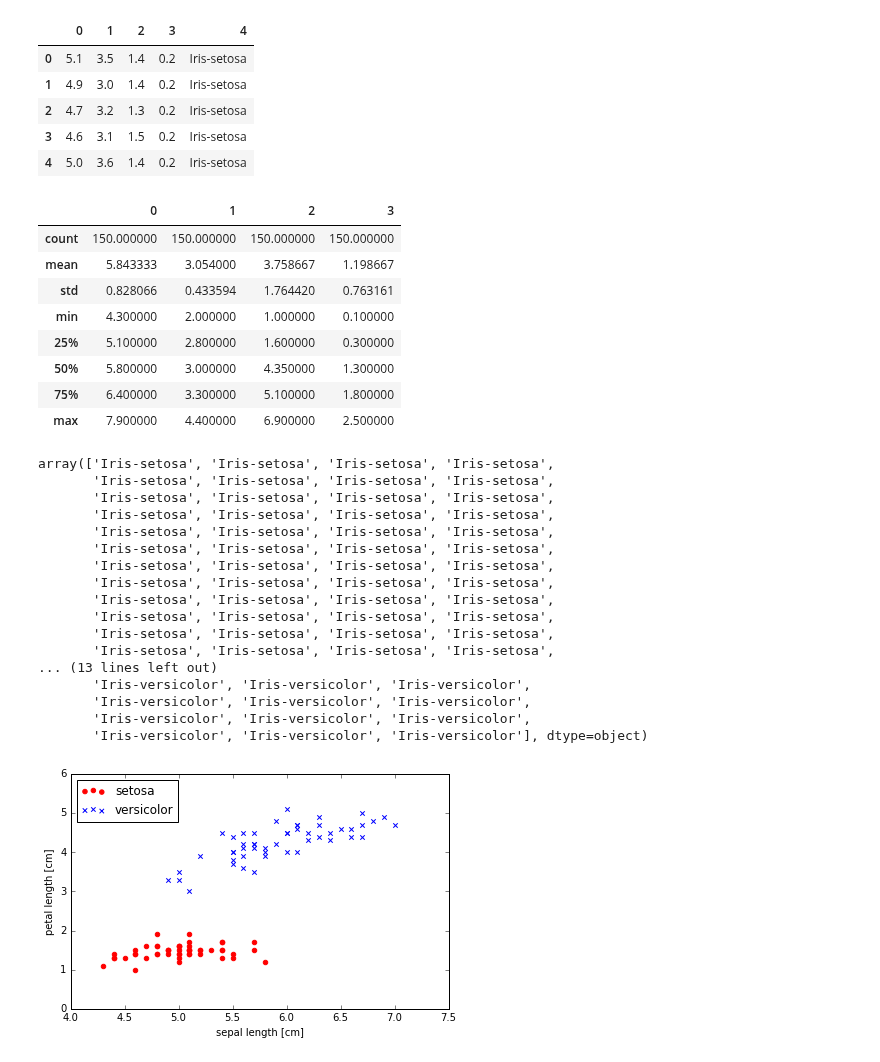
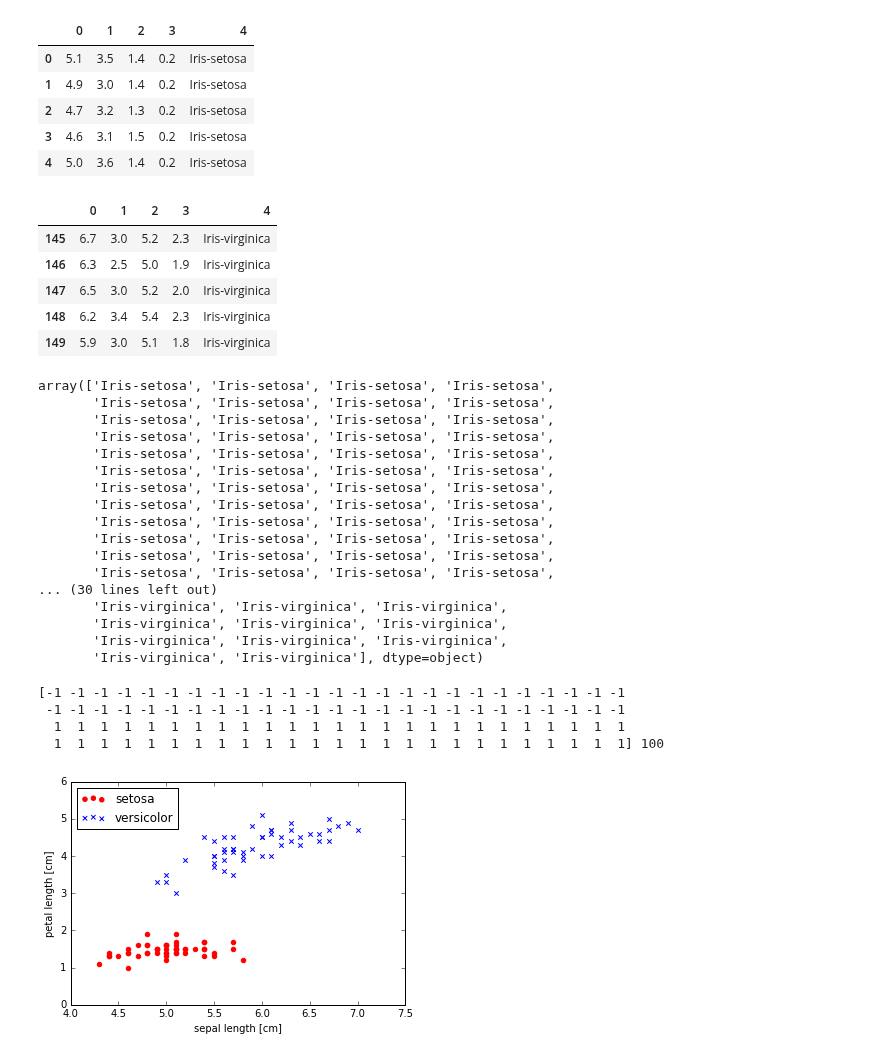
Before and after one commit to ScarletMcLearn/Notebooks, a Jupyter notebook: Python_basics.ipynb, the cells around one changed output. Saved outputs shown, nothing was run; the diff lists cells and outputs as text; code cells hidden in the pictures.

```diff
--- a/Python_basics.ipynb
+++ b/Python_basics.ipynb
@@ -148,19 +150,16 @@ df.head()
 | 3 | 4.6 | 3.1 | 1.5 | 0.2 | Iris-setosa |
 | 4 | 5.0 | 3.6 | 1.4 | 0.2 | Iris-setosa |
 # %%
-df.describe()
+df.tail()
 # %% [output]
-|  | 0 | 1 | 2 | 3 |
-| count | 150.000000 | 150.000000 | 150.000000 | 150.000000 |
-| mean | 5.843333 | 3.054000 | 3.758667 | 1.198667 |
-| std | 0.828066 | 0.433594 | 1.764420 | 0.763161 |
-| min | 4.300000 | 2.000000 | 1.000000 | 0.100000 |
-| 25% | 5.100000 | 2.800000 | 1.600000 | 0.300000 |
-| 50% | 5.800000 | 3.000000 | 4.350000 | 1.300000 |
-| 75% | 6.400000 | 3.300000 | 5.100000 | 1.800000 |
-| max | 7.900000 | 4.400000 | 6.900000 | 2.500000 |
+|  | 0 | 1 | 2 | 3 | 4 |
+| 145 | 6.7 | 3.0 | 5.2 | 2.3 | Iris-virginica |
+| 146 | 6.3 | 2.5 | 5.0 | 1.9 | Iris-virginica |
+| 147 | 6.5 | 3.0 | 5.2 | 2.0 | Iris-virginica |
+| 148 | 6.2 | 3.4 | 5.4 | 2.3 | Iris-virginica |
+| 149 | 5.9 | 3.0 | 5.1 | 1.8 | Iris-virginica |
 # %%
-df.iloc[0:100, 4].values
+df.iloc[0:150, 4].values
 # %% [output]
 array(['Iris-setosa', 'Iris-setosa', 'Iris-setosa', 'Iris-setosa',
        'Iris-setosa', 'Iris-setosa', 'Iris-setosa', 'Iris-setosa',
@@ -174,36 +173,43 @@ array(['Iris-setosa', 'Iris-setosa', 'Iris-setosa', 'Iris-setosa',
        'Iris-setosa', 'Iris-setosa', 'Iris-setosa', 'Iris-setosa',
        'Iris-setosa', 'Iris-setosa', 'Iris-setosa', 'Iris-setosa',
        'Iris-setosa', 'Iris-setosa', 'Iris-setosa', 'Iris-setosa',
-... (13 lines left out)
-       'Iris-versicolor', 'Iris-versicolor', 'Iris-versicolor',
-       'Iris-versicolor', 'Iris-versicolor', 'Iris-versicolor',
-       'Iris-versicolor', 'Iris-versicolor', 'Iris-versicolor',
-       'Iris-versicolor', 'Iris-versicolor', 'Iris-versicolor'], dtype=object)
+... (30 lines left out)
+       'Iris-virginica', 'Iris-virginica', 'Iris-virginica',
+       'Iris-virginica', 'Iris-virginica', 'Iris-virginica',
+       'Iris-virginica', 'Iris-virginica', 'Iris-virginica',
+       'Iris-virginica', 'Iris-virginica'], dtype=object)
 # %%
 %matplotlib inline
 import matplotlib.pyplot as plt
 import numpy as np
 
-# select setosa and versicolor
+# select setosa and versicolor (the data Iris-virginica are not used since this stupid algorithm can only classify two kinds of samples)
 y = df.iloc[0:100, 4].values
 y = np.where(y == 'Iris-setosa', -1, 1)
+
+print y,len(y)
 
 # extract sepal length and petal length
 X = df.iloc[0:100, [0, 2]].values
 
 # plot data
 plt.scatter(X[:50, 0], X[:50, 1],
             color='red', marker='o', label='setosa')
 plt.scatter(X[50:100, 0], X[50:100, 1],
             color='blue', marker='x', label='versicolor')
 
 plt.xlabel('sepal length [cm]')
 plt.ylabel('petal length [cm]')
 plt.legend(loc='upper left')
 
-plt.tight_layout()
+#plt.tight_layout()# according to the guide, this automatically adjusts subplot params so that
+                   # the subplot(s) fits in to the figure area.
 #plt.savefig('./images/02_06.png', dpi=300)
 plt.show()
 # %% [output]
+[-1 -1 -1 -1 -1 -1 -1 -1 -1 -1 -1 -1 -1 -1 -1 -1 -1 -1 -1 -1 -1 -1 -1 -1 -1
+ -1 -1 -1 -1 -1 -1 -1 -1 -1 -1 -1 -1 -1 -1 -1 -1 -1 -1 -1 -1 -1 -1 -1 -1 -1
+  1  1  1  1  1  1  1  1  1  1  1  1  1  1  1  1  1  1  1  1  1  1  1  1  1
+  1  1  1  1  1  1  1  1  1  1  1  1  1  1  1  1  1  1  1  1  1  1  1  1  1] 100
-[figure, old version]
+[figure, new version]
 # %%
```
Also changed, not shown: parts of 4 cells of this notebook.
